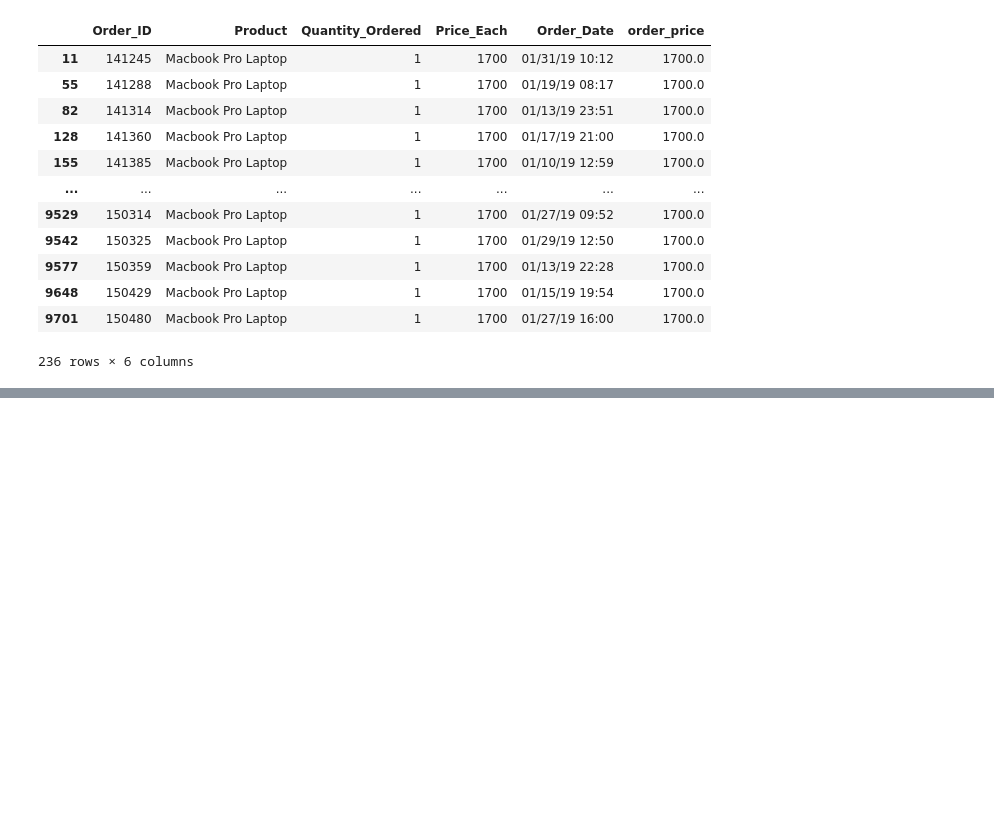
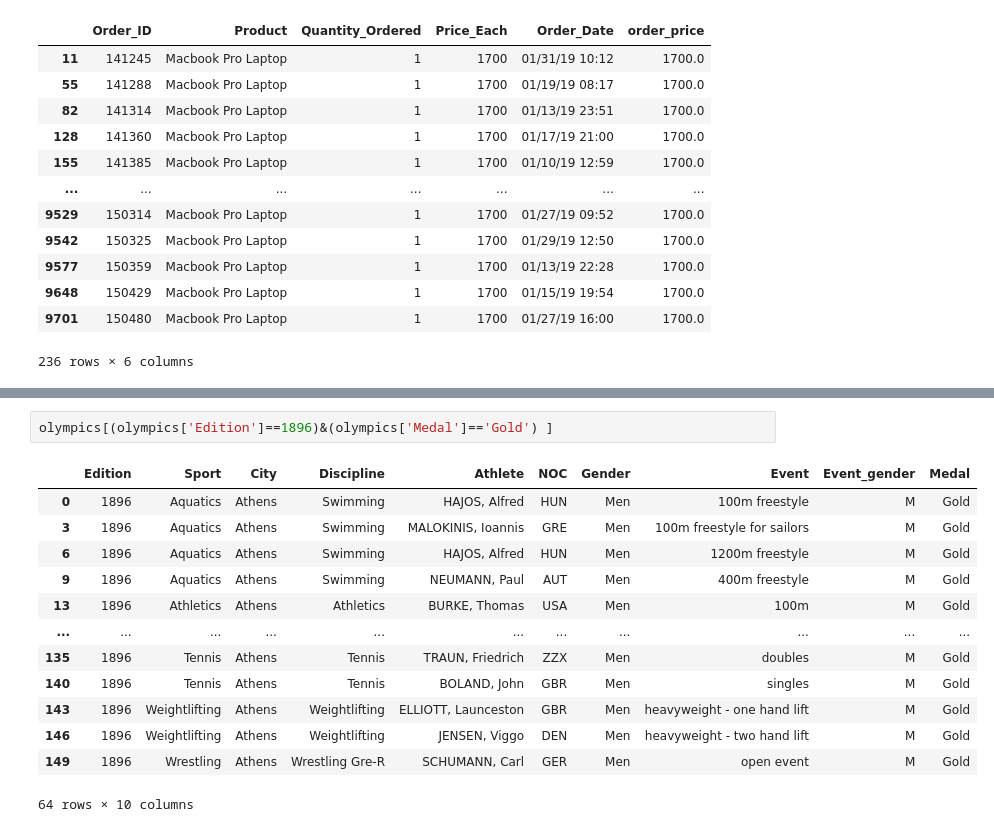
Before and after one commit to Edubridge-karthik/Advance-Python, a Jupyter notebook: EONDA- Pandas on 28th and 29th .ipynb, the cells around one changed output, grey strips where cells are left out. Saved outputs shown, nothing was run; the diff lists cells and outputs as text; blank space fills up the shorter version.

```diff
--- a/EONDA- Pandas on 28th and 29th .ipynb
+++ b/EONDA- Pandas on 28th and 29th .ipynb
@@ -935,0 +1084,16 @@ sales_data.query("(order_price>1600)")
+# %%
+olympics[(olympics['Edition']==1896)&(olympics['Medal']=='Gold') ]
+# %% [output]
+|  | Edition | Sport | City | Discipline | Athlete | NOC | Gender | Event | Event_gender | Medal |
+| 0 | 1896 | Aquatics | Athens | Swimming | HAJOS, Alfred | HUN | Men | 100m freestyle | M | Gold |
+| 3 | 1896 | Aquatics | Athens | Swimming | MALOKINIS, Ioannis | GRE | Men | 100m freestyle for sailors | M | Gold |
+| 6 | 1896 | Aquatics | Athens | Swimming | HAJOS, Alfred | HUN | Men | 1200m freestyle | M | Gold |
+| 9 | 1896 | Aquatics | Athens | Swimming | NEUMANN, Paul | AUT | Men | 400m freestyle | M | Gold |
+| 13 | 1896 | Athletics | Athens | Athletics | BURKE, Thomas | USA | Men | 100m | M | Gold |
+| ... | ... | ... | ... | ... | ... | ... | ... | ... | ... | ... |
+| 135 | 1896 | Tennis | Athens | Tennis | TRAUN, Friedrich | ZZX | Men | doubles | M | Gold |
+| 140 | 1896 | Tennis | Athens | Tennis | BOLAND, John | GBR | Men | singles | M | Gold |
+| 143 | 1896 | Weightlifting | Athens | Weightlifting | ELLIOTT, Launceston | GBR | Men | heavyweight - one hand lift | M | Gold |
+| 146 | 1896 | Weightlifting | Athens | Weightlifting | JENSEN, Viggo | DEN | Men | heavyweight - two hand lift | M | Gold |
+| 149 | 1896 | Wrestling | Athens | Wrestling Gre-R | SCHUMANN, Carl | GER | Men | open event | M | Gold |
+64 rows × 10 columns
```
Also changed, not shown: parts of 73 cells of this notebook.
